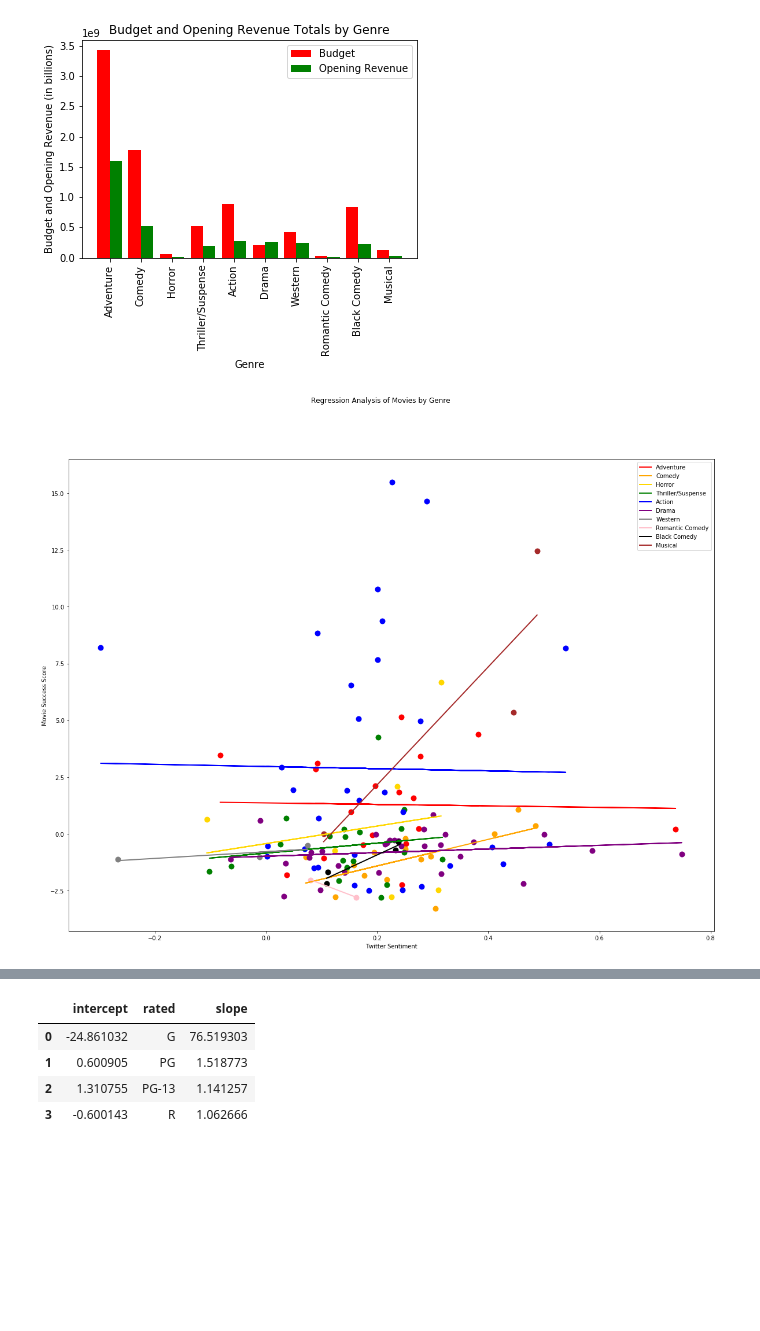
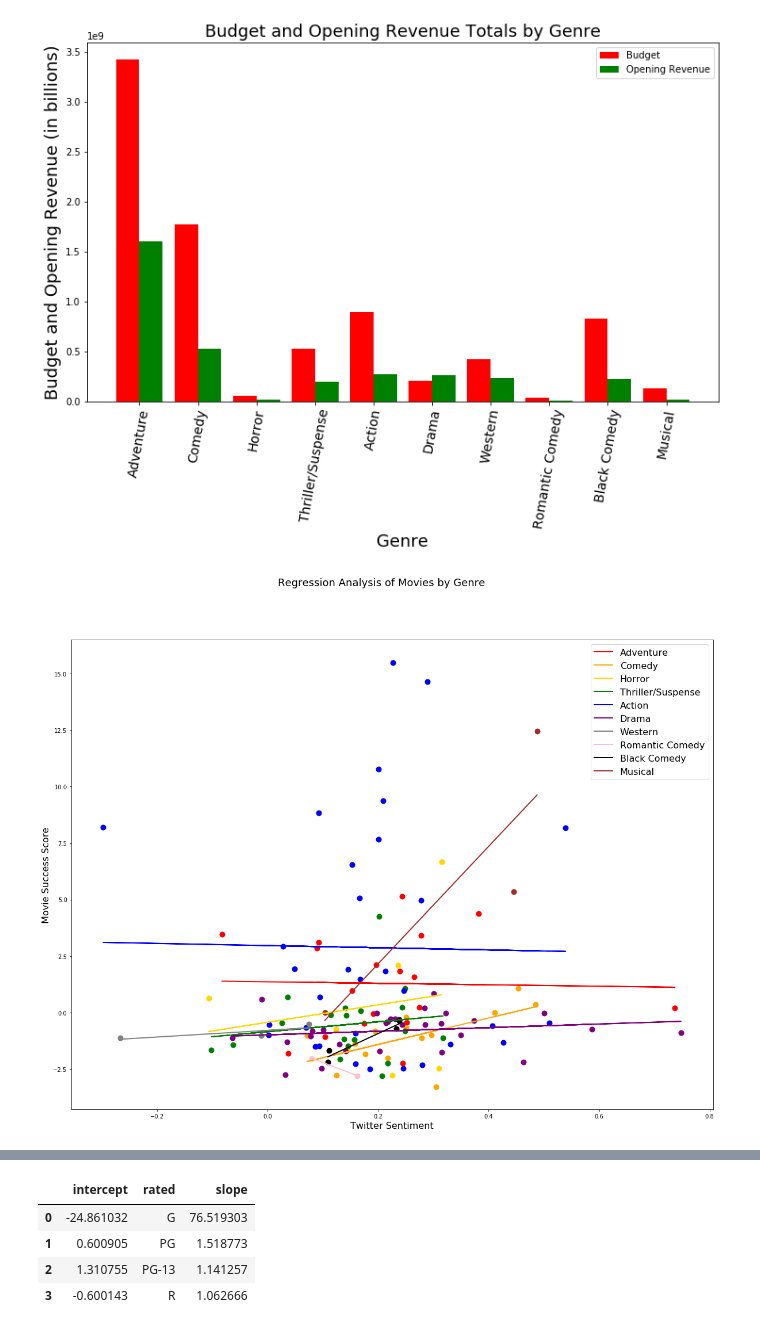
Before and after one commit to Jayleh/dream-reapers, a Jupyter notebook: Graphing.ipynb, the cells around one changed output, grey strips where cells are left out. Cells and saved outputs as stored; diff of their text form; code cells hidden in the pictures; blank space fills up the shorter version.

Commit message:
reorginized files, cleaned graphing code and images

```diff
--- a/Graphing.ipynb
+++ b/Graphing.ipynb
@@ -42,0 +25,7 @@ title_index_df = movie_data_df.set_index(['title'])
+# %%
+# Read all movie data csv
+movie_data_df = pd.read_csv('all_movie_data/all_movie_data.csv')
+
+# Subset df for tweet counts greater than 10
+movie_data_df = movie_data_df.loc[(movie_data_df['tweet_count']>10)]
+movie_data_df.head()
@@ -43,25 +53,29 @@ title_index_df = movie_data_df.set_index(['title'])
 # %%
-#1matt: compare revenue and opening weekend revenue sorted by genre
+#1 matt: compare revenue and opening weekend revenue sorted by genre
+plt.figure(figsize=(12, 7))
+
 plt.bar(np.arange(len(groupedSummary))-.20, groupedSummary['budget'], color = "red", width = .4, label = "Budget")
-plt.bar(np.arange(len(groupedSummary))+.20, groupedSummary['opening'], color = "green" ,width = .4, label = "Opening Revenue")
+plt.bar(np.arange(len(groupedSummary))+.20, groupedSummary['opening'], color = "green", width = .4, label = "Opening Revenue")
 
 tick_location = np.arange(len(groupedSummary))
-plt.xticks(tick_location, genres, rotation="vertical")
-plt.title("Budget and Opening Revenue Totals by Genre")
-plt.xlabel("Genre")
-plt.ylabel("Budget and Opening Revenue (in billions)")
+plt.xticks(tick_location, genres, rotation=80, fontsize=14)
+
+plt.title("Budget and Opening Revenue Totals by Genre", fontsize=18)
+plt.xlabel("Genre", fontsize=18)
+plt.ylabel("Budget and Opening Revenue (in billions)", fontsize=18)
+
 plt.legend()
-plt.savefig("GenreBudgetRevenue.JPG")
+
+plt.savefig("images/GenreBudgetRevenue.png", bbox_inches="tight")
 plt.show()
 # %% [output]
-[figure, old version]
+[figure, new version]
 # %%
-#2genre sentiment vs score with regression
+#2 genre sentiment vs score with regression
 colors = ["red","orange","gold","green","blue","purple","grey","pink","black","brown"]
 g_list = []
 
 fig, gx = plt.subplots(figsize=(20, 15))
-# plt.figure(figsize=(10,7))
 
 for x in np.arange(len(genres)):
     g = genres[x]
@@ -72,13 +86,14 @@ for x in np.arange(len(genres)):
     g_list.append(g_dict)
     gx.plot(genre['compound'], gfit, color = colors[x], label = g, linewidth = 2)
     gx.scatter(genre['compound'], genre['ztotal'], s = 100, linewidth=0, marker="o", color=colors[x], label = None)
-    gx.set_ylabel("Movie Success Score")
-    gx.set_xlabel("Twitter Sentiment")
-    gx.legend (loc='best', bbox_to_anchor=(1,1))
-    fig.suptitle('Regression Analysis of Movies by Genre',size=12)
-plt.savefig("GenreSentimentVsScoreRegression.jpg")
+    gx.set_ylabel("Movie Success Score", size=16)
+    gx.set_xlabel("Twitter Sentiment", size=16)
+    gx.legend (loc='best', bbox_to_anchor=(1,1), fontsize=16)
+    fig.suptitle('Regression Analysis of Movies by Genre', size=18)
+
 g_df = pd.DataFrame(g_list)
 
+plt.savefig("images/GenreSentimentVsScoreRegression.png")
 plt.show()
 # %% [output]
-[figure, old version]
+[figure, new version]
```
Also changed, not shown: parts of 21 cells of this notebook, 36 other files.
